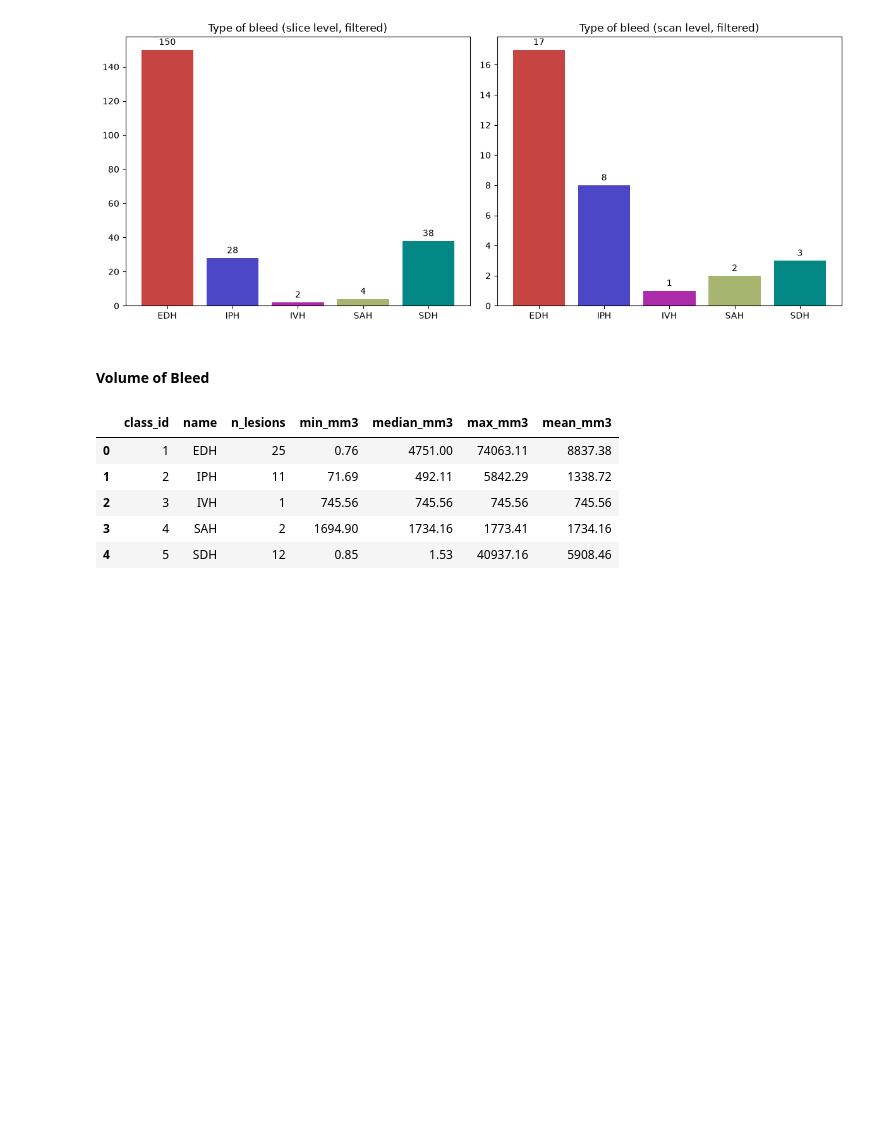
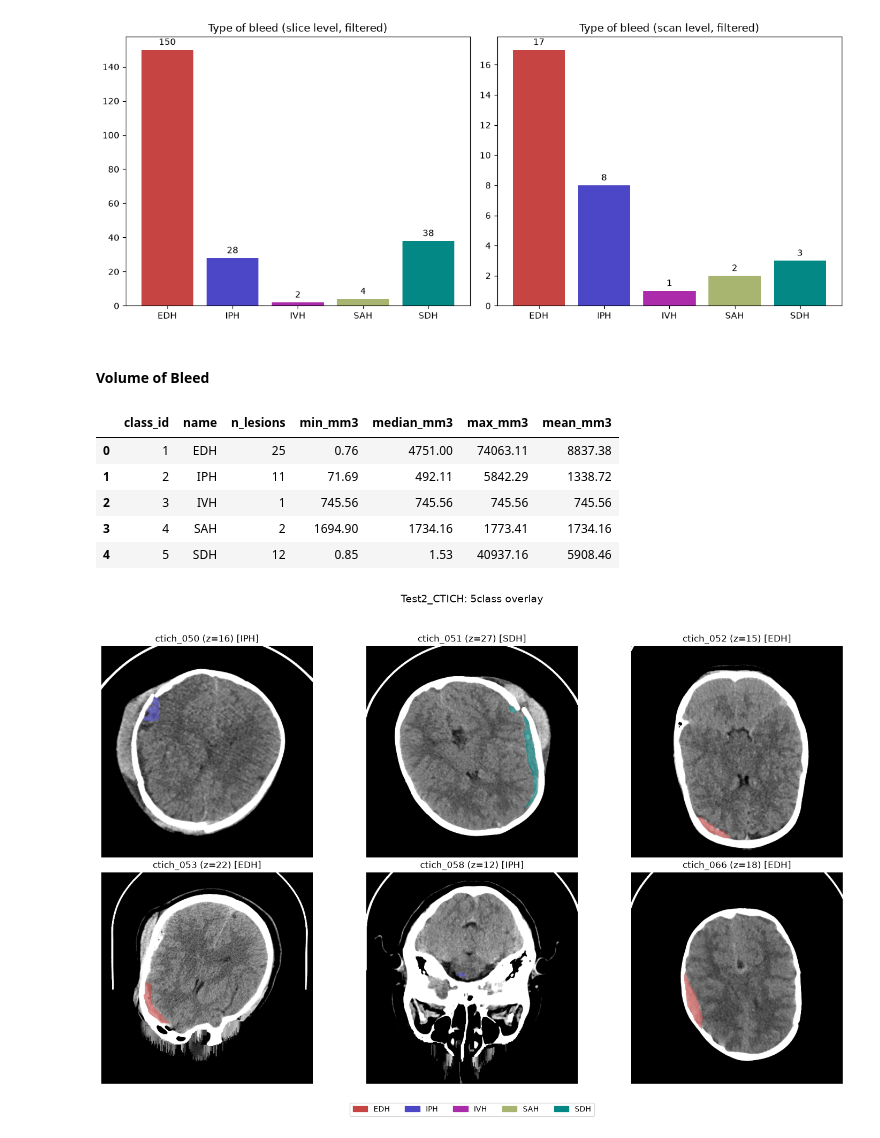
Before and after one commit to 02dumartin/ich-vlm, a Jupyter notebook: notebook/CT-ICH.ipynb, the cells around one changed output. Drawn from its saved outputs; the diff is of its cells as text; code cells hidden in the pictures; blank space fills up the shorter version.

```diff
--- a/notebook/CT-ICH.ipynb
+++ b/notebook/CT-ICH.ipynb
@@ -1162,3 +1162,54 @@ display(df_lesion_size_filtered)
 | 2 | 3 | IVH | 1 | 745.56 | 745.56 | 745.56 | 745.56 |
 | 3 | 4 | SAH | 2 | 1694.90 | 1734.16 | 1773.41 | 1734.16 |
 | 4 | 5 | SDH | 12 | 0.85 | 1.53 | 40937.16 | 5908.46 |
+# %%
+from matplotlib.colors import ListedColormap
+import numpy as np
+import nibabel as nib
+
+# 5class 컬러맵 (class_names/class_colors는 CT-ICH.ipynb 초반 cell에 이미 정의돼 있음)
+n_classes_5cls = max(class_colors.keys()) + 1  # 0(background)~5
+colors_rgb_5cls = np.zeros((n_classes_5cls, 3))
+for cls, rgb in class_colors.items():
+    colors_rgb_5cls[cls] = np.array(rgb) / 255.0
+custom_cmap_5cls = ListedColormap(colors_rgb_5cls)
+
+imagesTs = TEST2_DIR / "imagesTs"
+labelsTs = TEST2_DIR / "labelsTs"
+
+# 병변이 실제로 있는 환자만 골라서 샘플링 (selected_patients 66명 중 39명은 무병변)
+patients_with_lesion = [
+    pnum for pnum in selected_patients
+    if (nib.load(str(labelsTs / f"ctich_{pnum:03d}.nii")).get_fdata() > 0).any()
+]
+sample_patients = patients_with_lesion[:6]
+
+fig, axes = plt.subplots(2, 3, figsize=(15, 10))
+for ax, pnum in zip(axes.ravel(), sample_patients):
+    cid = f"ctich_{pnum:03d}"
+    img = nib.load(str(imagesTs / f"{cid}_0000.nii")).get_fdata()
+    mask = nib.load(str(labelsTs / f"{cid}.nii")).get_fdata()
+
+    fg_per_slice = (mask > 0).sum(axis=(0, 1))
+    z = int(fg_per_slice.argmax())
+
+    windowed = np.rot90(apply_window(img[:, :, z]), k=-1)
+    mask_slice = np.rot90(mask[:, :, z], k=-1)
+    overlay = np.ma.masked_where(mask_slice == 0, mask_slice)
+
+    ax.imshow(windowed, cmap='gray', vmin=0, vmax=1)
+    ax.imshow(overlay, cmap=custom_cmap_5cls, vmin=0, vmax=n_classes_5cls - 1, alpha=0.6)
+
+    types_here = sorted(int(c) for c in np.unique(mask_slice) if c != 0)
+    type_str = ', '.join(class_names[c] for c in types_here) if types_here else '-'
+    ax.set_title(f"{cid} (z={z}) [{type_str}]")
+    ax.axis('off')
+
+handles = [plt.Rectangle((0, 0), 1, 1, color=np.array(class_colors[c]) / 255) for c in sorted(class_colors)]
+labels = [class_names[c] for c in sorted(class_colors)]
+fig.legend(handles, labels, loc='lower center', ncol=len(labels))
+fig.suptitle("Test2_CTICH: 5class overlay", fontsize=14)
+plt.tight_layout(rect=[0, 0.05, 1, 0.95])
+plt.show()
+# %% [output]
+[figure, added]
```
Also changed, not shown: 10 other files.
